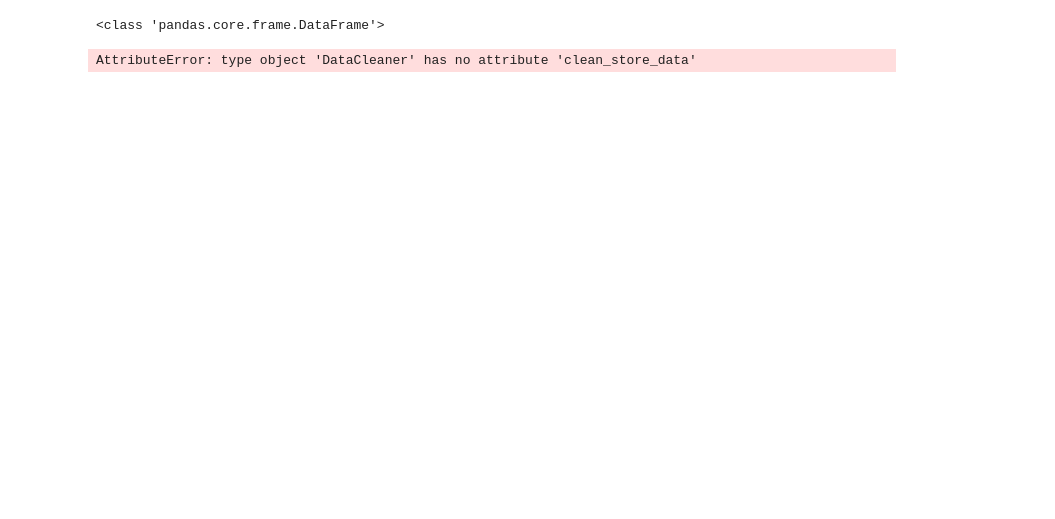
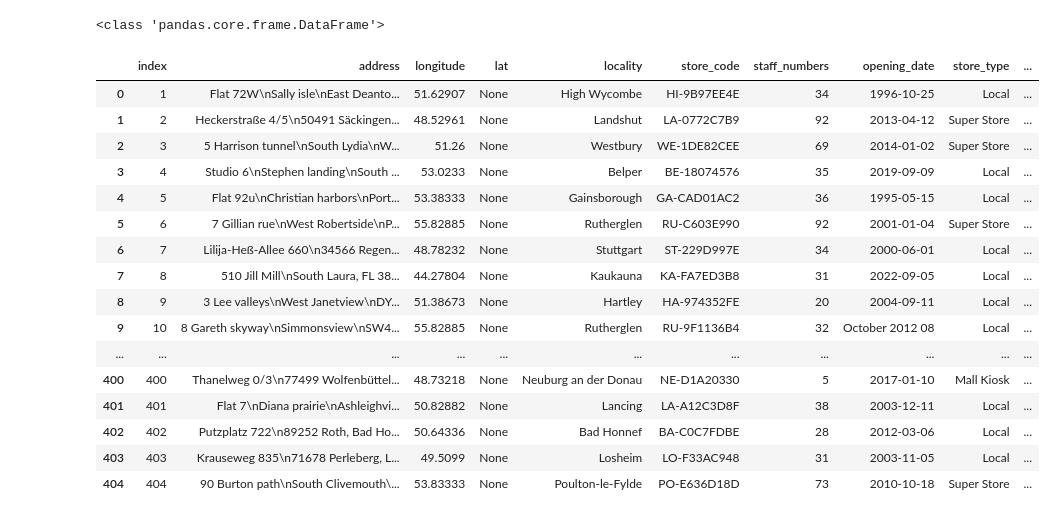
Before and after one commit to S-a-a-h/multinational-retail-data-centralisation200, a Jupyter notebook: main.ipynb, the cells around one changed output. Drawn from its saved outputs; the diff is of its cells as text; code cells hidden in the pictures; blank space fills up the shorter version.

Commit message:
cleans_store_data via data_cleaner from cleaner.py - connection established and now works

```diff
--- a/main.ipynb
+++ b/main.ipynb
@@ -38,17 +38,33 @@ print(type(store_df))
 # %% [output]
 <class 'pandas.core.frame.DataFrame'>
 # %%
-#clean_store_df = data_cleaning.clean_store_data(store_df)
+clean_store_df = data_cleaner.clean_store_data(store_df)
 #print(clean_store_df)
 
-DataCleaner.clean_store_data(store_df)
+#DataCleaner.clean_store_data(store_df)
 #DataCleaner.hello('hi my name is sam')
 
 #View Data after cleaning
-#with pd.option_context('display.max_rows', None, 'display.max_columns', None):
-    #display(clean_store_df)
+with pd.option_context('display.max_rows', None, 'display.max_columns', None):
+    display(clean_store_df)
 # %% [output]
-AttributeError: type object 'DataCleaner' has no attribute 'clean_store_data'
+|  | index | address | longitude | lat | locality | store_code | staff_numbers | opening_date | store_type | ... |
+| 0 | 1 | Flat 72W\nSally isle\nEast Deanto... | 51.62907 | None | High Wycombe | HI-9B97EE4E | 34 | 1996-10-25 | Local | ... |
+| 1 | 2 | Heckerstraße 4/5\n50491 Säckingen... | 48.52961 | None | Landshut | LA-0772C7B9 | 92 | 2013-04-12 | Super Store | ... |
+| 2 | 3 | 5 Harrison tunnel\nSouth Lydia\nW... | 51.26 | None | Westbury | WE-1DE82CEE | 69 | 2014-01-02 | Super Store | ... |
+| 3 | 4 | Studio 6\nStephen landing\nSouth ... | 53.0233 | None | Belper | BE-18074576 | 35 | 2019-09-09 | Local | ... |
+| 4 | 5 | Flat 92u\nChristian harbors\nPort... | 53.38333 | None | Gainsborough | GA-CAD01AC2 | 36 | 1995-05-15 | Local | ... |
+| 5 | 6 | 7 Gillian rue\nWest Robertside\nP... | 55.82885 | None | Rutherglen | RU-C603E990 | 92 | 2001-01-04 | Super Store | ... |
+| 6 | 7 | Lilija-Heß-Allee 660\n34566 Regen... | 48.78232 | None | Stuttgart | ST-229D997E | 34 | 2000-06-01 | Local | ... |
+| 7 | 8 | 510 Jill Mill\nSouth Laura, FL 38... | 44.27804 | None | Kaukauna | KA-FA7ED3B8 | 31 | 2022-09-05 | Local | ... |
+| 8 | 9 | 3 Lee valleys\nWest Janetview\nDY... | 51.38673 | None | Hartley | HA-974352FE | 20 | 2004-09-11 | Local | ... |
+| 9 | 10 | 8 Gareth skyway\nSimmonsview\nSW4... | 55.82885 | None | Rutherglen | RU-9F1136B4 | 32 | October 2012 08 | Local | ... |
+| ... | ... | ... | ... | ... | ... | ... | ... | ... | ... | ... |
+| 400 | 400 | Thanelweg 0/3\n77499 Wolfenbüttel... | 48.73218 | None | Neuburg an der Donau | NE-D1A20330 | 5 | 2017-01-10 | Mall Kiosk | ... |
+| 401 | 401 | Flat 7\nDiana prairie\nAshleighvi... | 50.82882 | None | Lancing | LA-A12C3D8F | 38 | 2003-12-11 | Local | ... |
+| 402 | 402 | Putzplatz 722\n89252 Roth, Bad Ho... | 50.64336 | None | Bad Honnef | BA-C0C7FDBE | 28 | 2012-03-06 | Local | ... |
+| 403 | 403 | Krauseweg 835\n71678 Perleberg, L... | 49.5099 | None | Losheim | LO-F33AC948 | 31 | 2003-11-05 | Local | ... |
+| 404 | 404 | 90 Burton path\nSouth Clivemouth\... | 53.83333 | None | Poulton-le-Fylde | PO-E636D18D | 73 | 2010-10-18 | Super Store | ... |
 # %%
 #Legacy Users
 # %%
```
Also changed, not shown: parts of 2 cells of this notebook.
